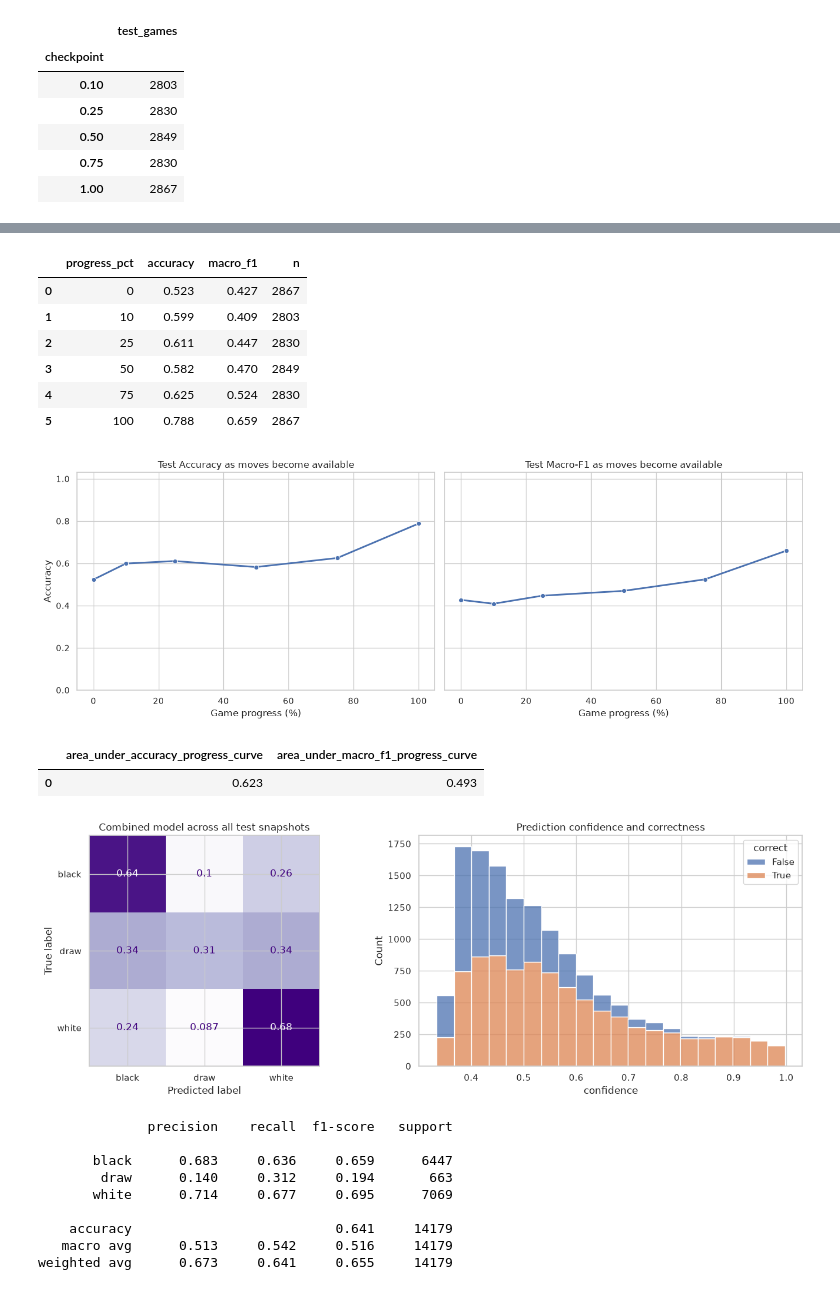
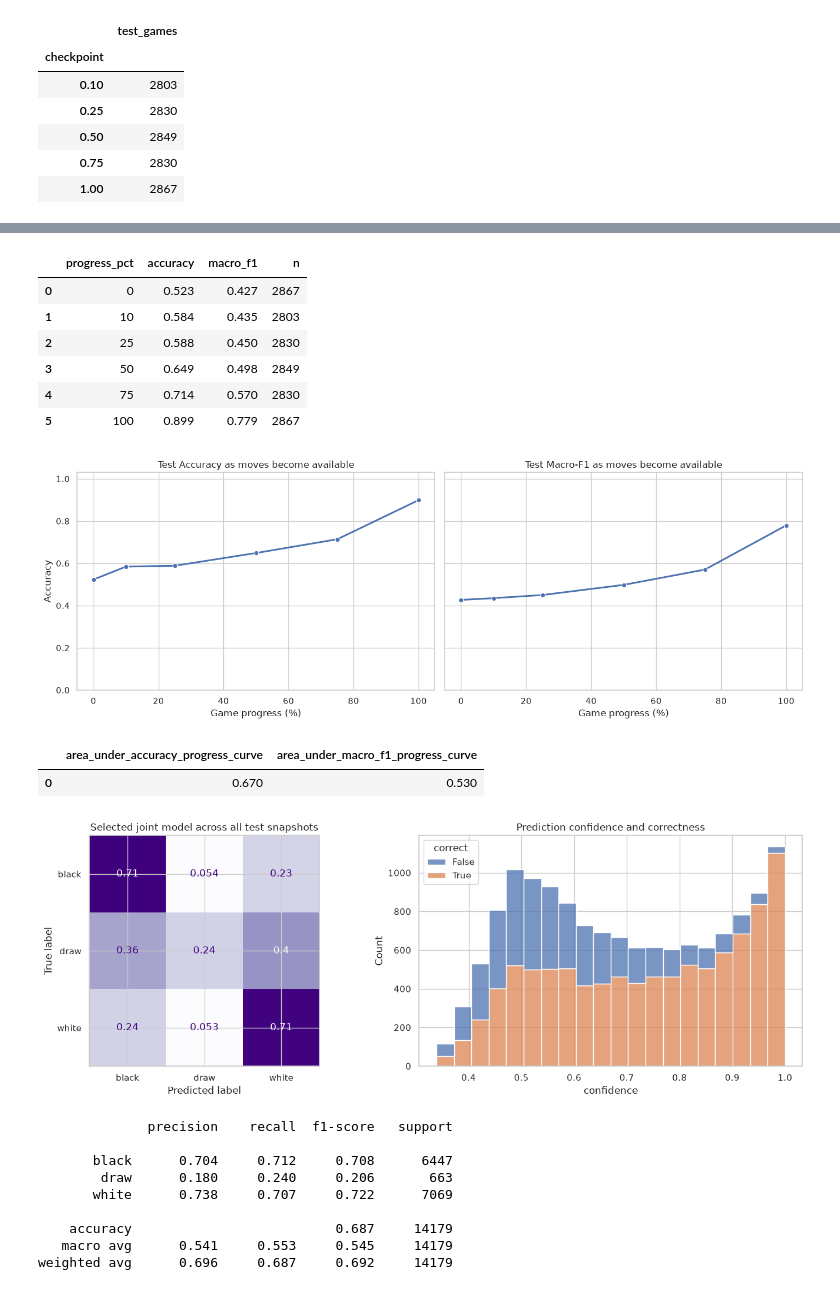
Before and after one commit to processor-zhong/Chess, a Jupyter notebook: CA6001_chess_outcome_prediction.ipynb, the cells around one changed output, grey strips where cells are left out. Drawn from its saved outputs; the diff is of its cells as text; code cells hidden in the pictures.

```diff
--- a/CA6001_chess_outcome_prediction.ipynb
+++ b/CA6001_chess_outcome_prediction.ipynb
@@ -906,20 +948,15 @@ This separation is important: base models never fit validation or test labels; t
 # %%
-handcrafted_val_proba = best_handcrafted.predict_proba(
-    snapshots.loc[snapshot_masks["validation"], best_handcrafted_features]
-)
-position_validation = pd.DataFrame([
-    metric_row(best_handcrafted_name, y_snapshot[snapshot_masks["validation"]], handcrafted_val_proba),
-    metric_row("CNN", cnn_val_targets, cnn_val_proba),
+validation_comparison = pd.DataFrame([
+    metric_row(best_tabular_name, y_snapshot[snapshot_masks["validation"]], tabular_val_probas[best_tabular_name]),
+    metric_row("Joint CNN", cnn_val_targets, cnn_val_proba),
 ]).sort_values("macro_f1", ascending=False)
-display(position_validation.style.format({"accuracy": "{:.3f}", "macro_f1": "{:.3f}", "log_loss": "{:.3f}"}))
+display(validation_comparison.style.format({"accuracy": "{:.3f}", "macro_f1": "{:.3f}", "log_loss": "{:.3f}"}))
 
-best_position_name = position_validation.iloc[0]["model"]
-if best_position_name == "CNN":
-    position_val_proba = cnn_val_proba
-    position_test_proba = cnn_test_proba
+selected_in_game_name = validation_comparison.iloc[0]["model"]
+if selected_in_game_name == "Joint CNN":
+    final_test_proba = cnn_test_proba
 else:
-    position_val_proba = handcrafted_val_proba
-    position_test_proba = handcrafted_test_proba
-print(f"Selected position model: {best_position_name}")
+    final_test_proba = tabular_test_probas[best_tabular_name]
+print(f"Selected in-game model: {selected_in_game_name}")
 # %% [output]
 |  | model | accuracy | macro_f1 | log_loss |
@@ -966,4 +983,6 @@ display(overall_comparison.style.format({"accuracy": "{:.3f}", "macro_f1": "{:.3
 # %%
+test_snapshots = snapshots.loc[snapshot_masks["test"]].reset_index(drop=True)
+
 curve_rows = []
 
 # The 0% point is evaluated once per test game using the selected pre-match model.
@@ -977,7 +996,7 @@ curve_rows.append({
 for checkpoint in EVALUATION_FRACTIONS:
     mask = test_snapshots["checkpoint"].eq(checkpoint).to_numpy()
     targets = test_snapshots.loc[mask, "target"].to_numpy()
-    predictions = combined_test_proba[mask].argmax(axis=1)
+    predictions = final_test_proba[mask].argmax(axis=1)
     curve_rows.append({
         "progress_pct": int(checkpoint * 100),
         "accuracy": accuracy_score(targets, predictions),
@@ -1011,54 +1030,54 @@ display(curve_summary.style.format({
 # %% [output]
 |  | progress_pct | accuracy | macro_f1 | n |
 | 0 | 0 | 0.523 | 0.427 | 2867 |
-| 1 | 10 | 0.599 | 0.409 | 2803 |
-| 2 | 25 | 0.611 | 0.447 | 2830 |
-| 3 | 50 | 0.582 | 0.470 | 2849 |
-| 4 | 75 | 0.625 | 0.524 | 2830 |
-| 5 | 100 | 0.788 | 0.659 | 2867 |
+| 1 | 10 | 0.584 | 0.435 | 2803 |
+| 2 | 25 | 0.588 | 0.450 | 2830 |
+| 3 | 50 | 0.649 | 0.498 | 2849 |
+| 4 | 75 | 0.714 | 0.570 | 2830 |
+| 5 | 100 | 0.899 | 0.779 | 2867 |
-[figure, old version]
+[figure, new version]
 |  | area_under_accuracy_progress_curve | area_under_macro_f1_progress_curve |
-| 0 | 0.623 | 0.493 |
+| 0 | 0.670 | 0.530 |
 # %%
 fig, axes = plt.subplots(1, 2, figsize=(14, 5))
 ConfusionMatrixDisplay.from_predictions(
     test_snapshots["target"],
-    combined_test_proba.argmax(axis=1),
+    final_test_proba.argmax(axis=1),
     display_labels=CLASS_NAMES,
     normalize="true",
     cmap="Purples",
     colorbar=False,
     ax=axes[0],
 )
-axes[0].set_title("Combined model across all test snapshots")
+axes[0].set_title("Selected joint model across all test snapshots")
 
-confidence = combined_test_proba.max(axis=1)
-correct = combined_test_proba.argmax(axis=1) == test_snapshots["target"].to_numpy()
+confidence = final_test_proba.max(axis=1)
+correct = final_test_proba.argmax(axis=1) == test_snapshots["target"].to_numpy()
 confidence_frame = pd.DataFrame({"confidence": confidence, "correct": correct})
 sns.histplot(data=confidence_frame, x="confidence", hue="correct", bins=20, multiple="stack", ax=axes[1])
 axes[1].set_title("Prediction confidence and correctness")
 plt.tight_layout()
-fig.savefig(FIGURE_DIR / "07_combined_confusion_confidence.png", dpi=300, bbox_inches="tight")
+fig.savefig(FIGURE_DIR / "07_final_confusion_confidence.png", dpi=300, bbox_inches="tight")
 plt.show()
 
 print(classification_report(
     test_snapshots["target"],
-    combined_test_proba.argmax(axis=1),
+    final_test_proba.argmax(axis=1),
     target_names=CLASS_NAMES,
     digits=3,
     zero_division=0,
 ))
 # %% [output]
-[figure, old version]
+[figure, new version]
               precision    recall  f1-score   support
 
-       black      0.683     0.636     0.659      6447
-        draw      0.140     0.312     0.194       663
-       white      0.714     0.677     0.695      7069
+       black      0.704     0.712     0.708      6447
+        draw      0.180     0.240     0.206       663
+       white      0.738     0.707     0.722      7069
 
-    accuracy                          0.641     14179
-   macro avg      0.513     0.542     0.516     14179
-weighted avg      0.673     0.641     0.655     14179
+    accuracy                          0.687     14179
+   macro avg      0.541     0.553     0.545     14179
+weighted avg      0.696     0.687     0.692     14179
 # %% [markdown]
 ## 8. Conclusions, limitations, and responsible interpretation
 
```
Also changed, not shown: parts of 15 cells of this notebook, 11 other files.
